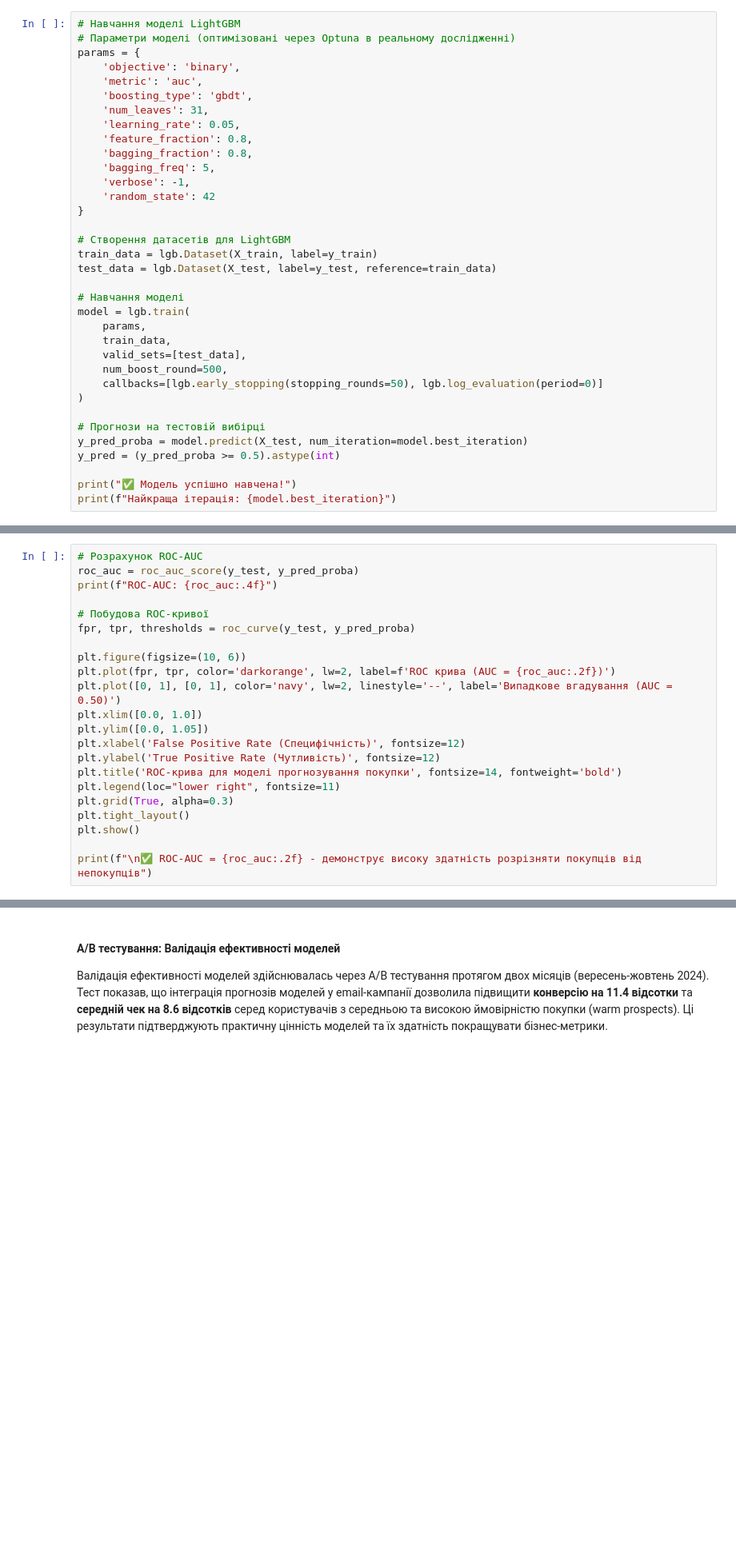
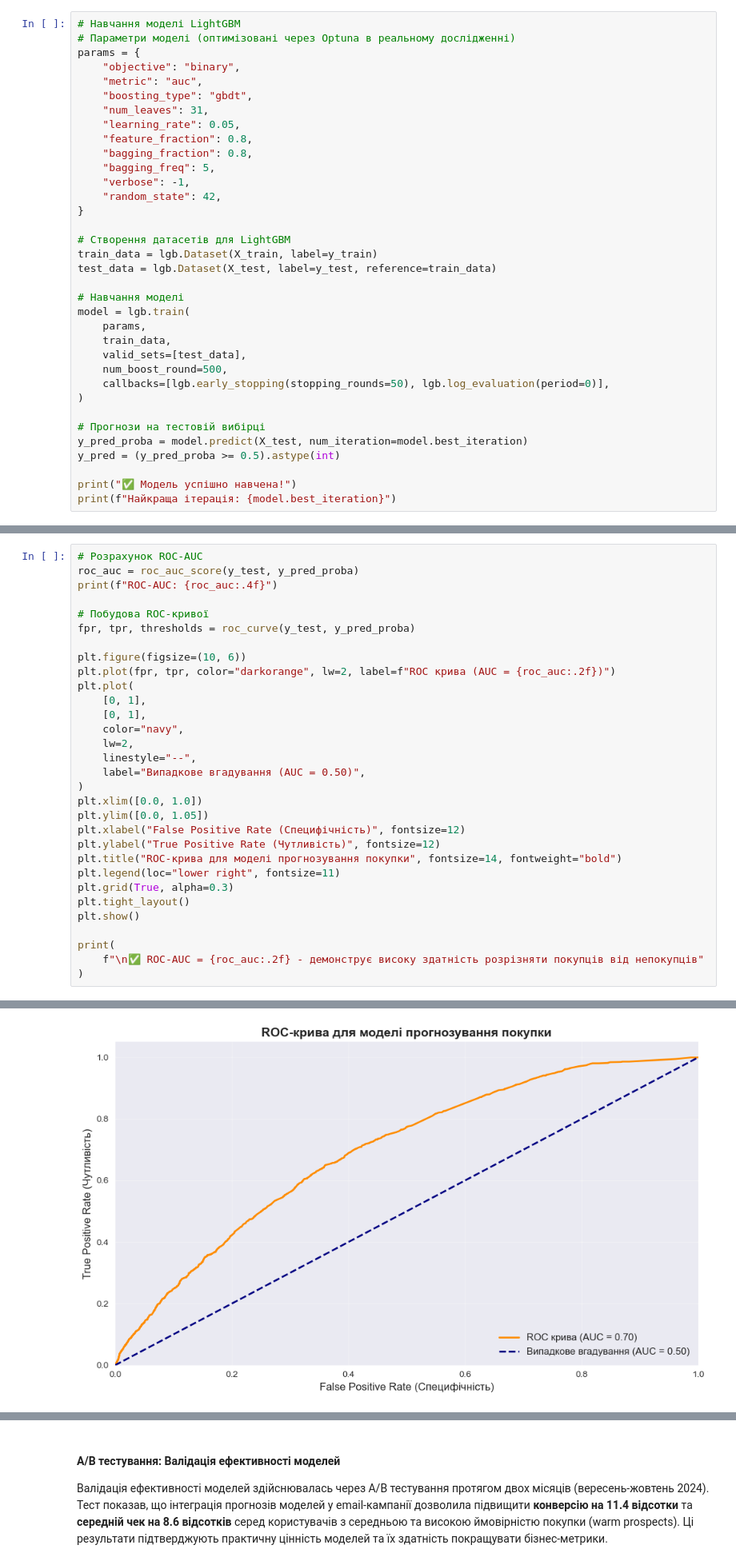
Before and after one commit to yao157/MasterProject, a Jupyter notebook: Розділ3_з_розрахунками.ipynb, the cells around one changed output, grey strips where cells are left out. Shown at 80% size. Drawn from its saved outputs; the diff is of its cells as text; blank space fills up the shorter version.

```diff
--- a/Розділ3_з_розрахунками.ipynb
+++ b/Розділ3_з_розрахунками.ipynb
@@ -173,16 +203,16 @@ print(f"Тестова вибірка: {len(X_test)} спостережень")
 # Навчання моделі LightGBM
 # Параметри моделі (оптимізовані через Optuna в реальному дослідженні)
 params = {
-    'objective': 'binary',
-    'metric': 'auc',
-    'boosting_type': 'gbdt',
-    'num_leaves': 31,
-    'learning_rate': 0.05,
-    'feature_fraction': 0.8,
-    'bagging_fraction': 0.8,
-    'bagging_freq': 5,
-    'verbose': -1,
-    'random_state': 42
+    "objective": "binary",
+    "metric": "auc",
+    "boosting_type": "gbdt",
+    "num_leaves": 31,
+    "learning_rate": 0.05,
+    "feature_fraction": 0.8,
+    "bagging_fraction": 0.8,
+    "bagging_freq": 5,
+    "verbose": -1,
+    "random_state": 42,
 }
 
 # Створення датасетів для LightGBM
@@ -195,7 +225,7 @@ model = lgb.train(
     train_data,
     valid_sets=[test_data],
     num_boost_round=500,
-    callbacks=[lgb.early_stopping(stopping_rounds=50), lgb.log_evaluation(period=0)]
+    callbacks=[lgb.early_stopping(stopping_rounds=50), lgb.log_evaluation(period=0)],
 )
 
 # Прогнози на тестовій вибірці
@@ -221,16 +257,26 @@ print(f"ROC-AUC: {roc_auc:.4f}")
 fpr, tpr, thresholds = roc_curve(y_test, y_pred_proba)
 
 plt.figure(figsize=(10, 6))
-plt.plot(fpr, tpr, color='darkorange', lw=2, label=f'ROC крива (AUC = {roc_auc:.2f})')
-plt.plot([0, 1], [0, 1], color='navy', lw=2, linestyle='--', label='Випадкове вгадування (AUC = 0.50)')
+plt.plot(fpr, tpr, color="darkorange", lw=2, label=f"ROC крива (AUC = {roc_auc:.2f})")
+plt.plot(
+    [0, 1],
+    [0, 1],
+    color="navy",
+    lw=2,
+    linestyle="--",
+    label="Випадкове вгадування (AUC = 0.50)",
+)
 plt.xlim([0.0, 1.0])
 plt.ylim([0.0, 1.05])
-plt.xlabel('False Positive Rate (Специфічність)', fontsize=12)
-plt.ylabel('True Positive Rate (Чутливість)', fontsize=12)
-plt.title('ROC-крива для моделі прогнозування покупки', fontsize=14, fontweight='bold')
+plt.xlabel("False Positive Rate (Специфічність)", fontsize=12)
+plt.ylabel("True Positive Rate (Чутливість)", fontsize=12)
+plt.title("ROC-крива для моделі прогнозування покупки", fontsize=14, fontweight="bold")
 plt.legend(loc="lower right", fontsize=11)
 plt.grid(True, alpha=0.3)
 plt.tight_layout()
 plt.show()
 
-print(f"\n✅ ROC-AUC = {roc_auc:.2f} - демонструє високу здатність розрізняти покупців від непокупців")
+print(
+    f"\n✅ ROC-AUC = {roc_auc:.2f} - демонструє високу здатність розрізняти покупців від непокупців"
+)
+# %% [output]
@@ -236,0 +284 @@ print(f"\n✅ ROC-AUC = {roc_auc:.2f} - демонструє високу зда
+[figure, added]
```
Also changed, not shown: parts of 15 cells of this notebook.
